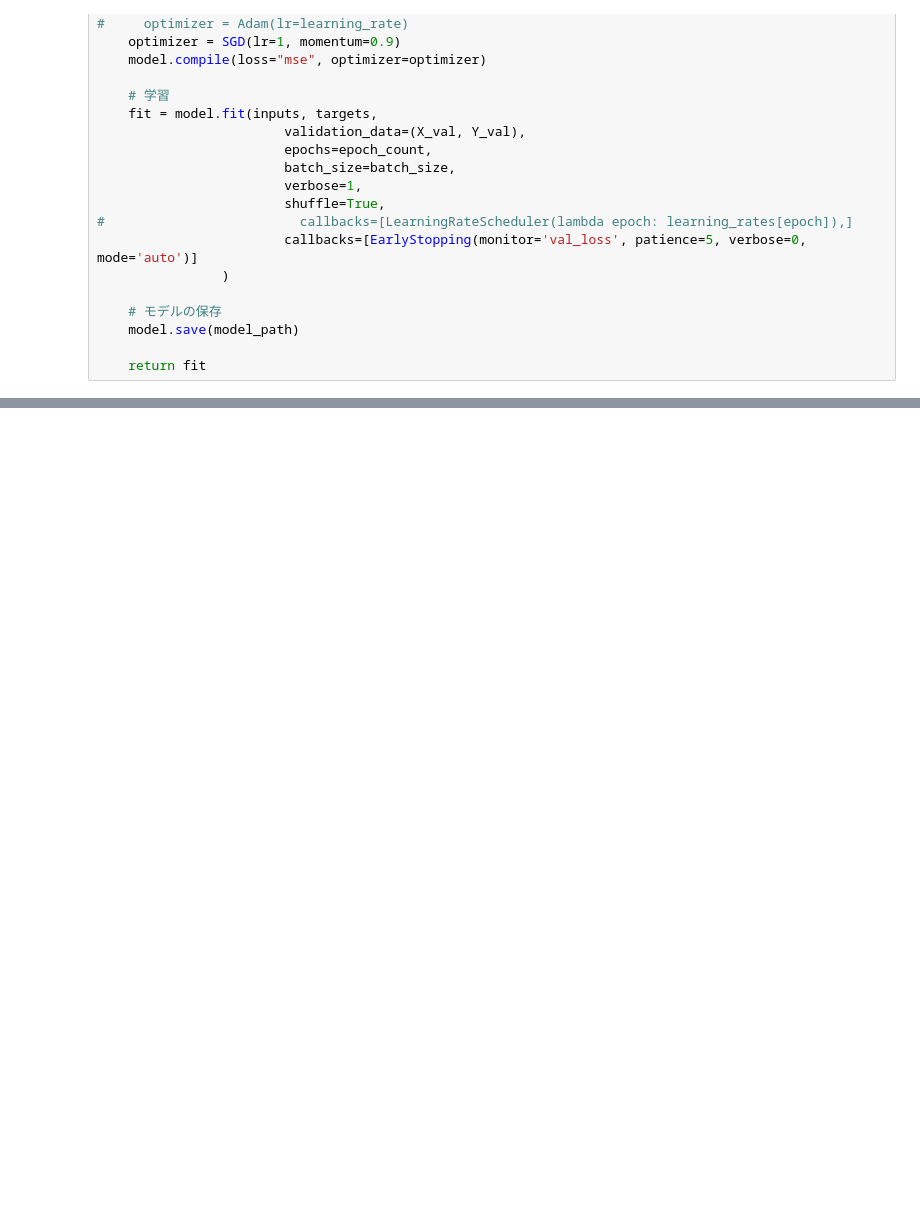
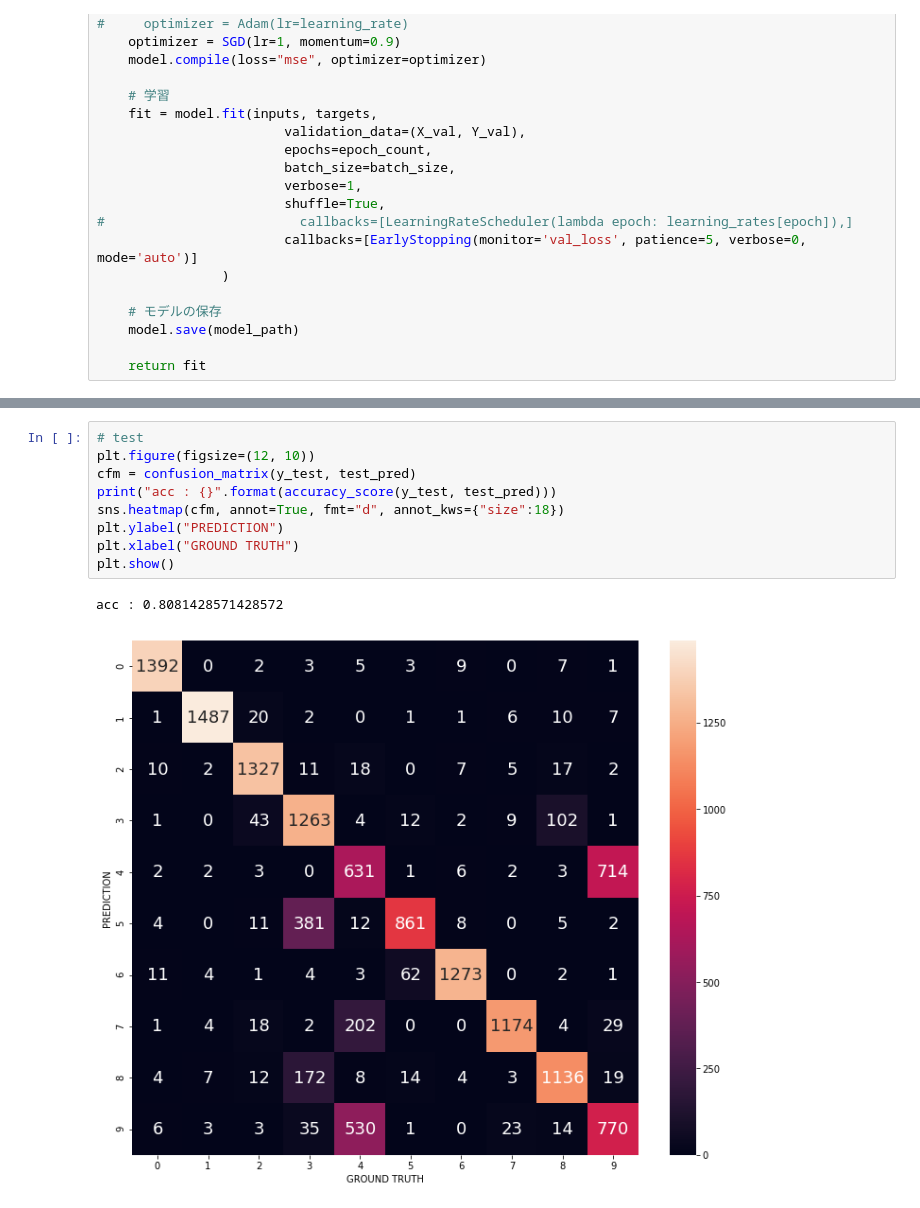
Before and after one commit to GENZITSU/DeepEmbeddingClustering, a Jupyter notebook: DEC.ipynb, the cells around one changed output, grey strips where cells are left out. Saved outputs shown, nothing was run; the diff lists cells and outputs as text; blank space fills up the shorter version.

```diff
--- a/DEC.ipynb
+++ b/DEC.ipynb
@@ -235,0 +396,12 @@ def predict(comments, model_filepath="models/model.h5"):
+# %%
+# test
+plt.figure(figsize=(12, 10))
+cfm = confusion_matrix(y_test, test_pred)
+print("acc : {}".format(accuracy_score(y_test, test_pred)))
+sns.heatmap(cfm, annot=True, fmt="d", annot_kws={"size":18})
+plt.ylabel("PREDICTION")
+plt.xlabel("GROUND TRUTH")
+plt.show()
+# %% [output]
+acc : 0.8081428571428572
+[figure, added]
```
Also changed, not shown: parts of 27 cells of this notebook.
